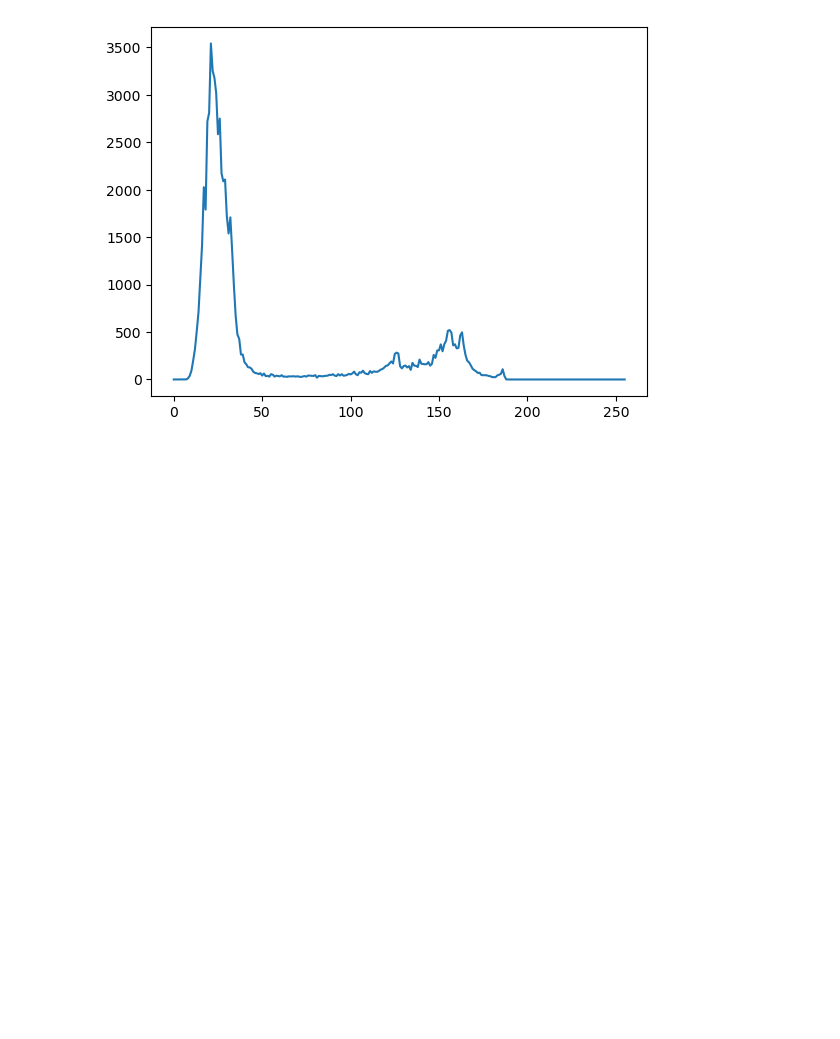
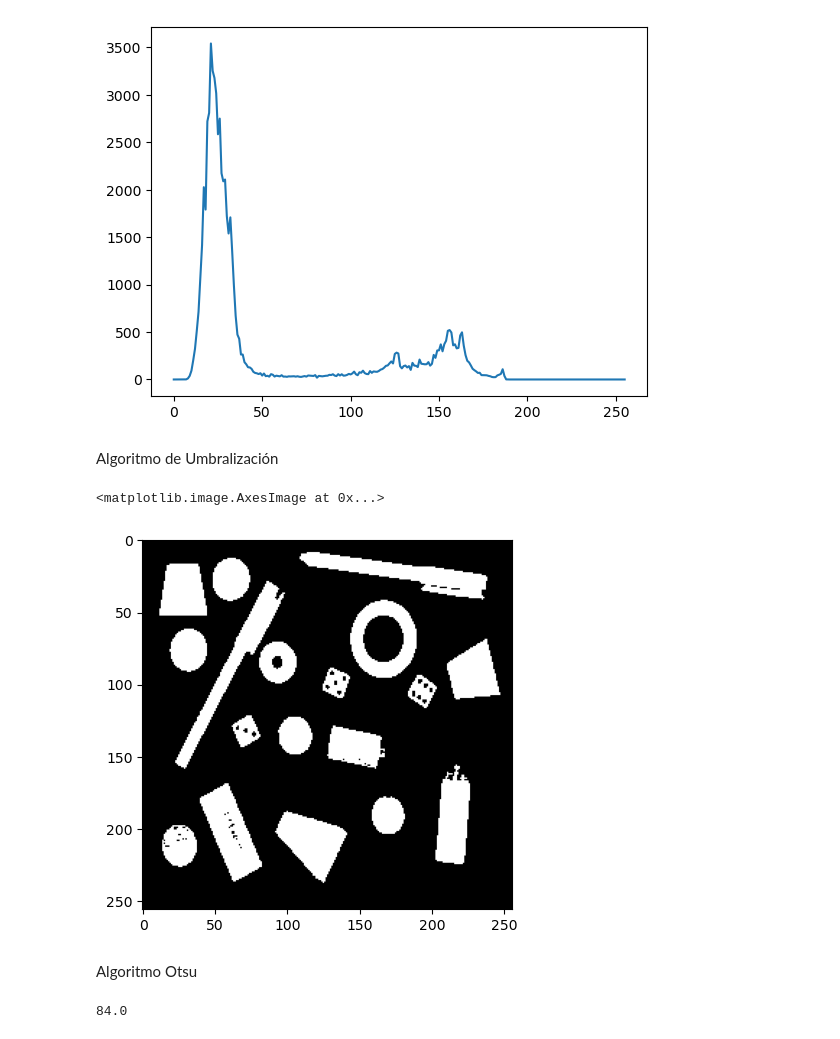
Before and after one commit to Imagenes-Vision/Taller3, a Jupyter notebook: segmentacionUmbralizacionR.ipynb, the cells around one changed output. Drawn from its saved outputs; the diff is of its cells as text; code cells hidden in the pictures; blank space fills up the shorter version.

```diff
--- a/segmentacionUmbralizacionR.ipynb
+++ b/segmentacionUmbralizacionR.ipynb
@@ -16,3 +17,18 @@ plt.plot(hist)
 # %% [output]
 [<matplotlib.lines.Line2D at 0x...>]
 [figure]
+# %% [markdown]
+Algoritmo de Umbralización
+# %%
+thres_value, thres_image = cv2.threshold(objectsImg, 90, 255, cv2.THRESH_BINARY)
+plt.imshow(thres_image, cmap='gray', vmin=0, vmax=255)
+# %% [output]
+<matplotlib.image.AxesImage at 0x...>
+[figure, added]
+# %% [markdown]
+Algoritmo Otsu
+# %%
+thres_value_ot, thres_image_ot = cv2.threshold(objectsImg, 0, 255, cv2.THRESH_BINARY+cv2.THRESH_OTSU)
+thres_value_ot
+# %% [output]
+84.0
```
Also changed, not shown: parts of 28 cells of this notebook, 4 other files.
